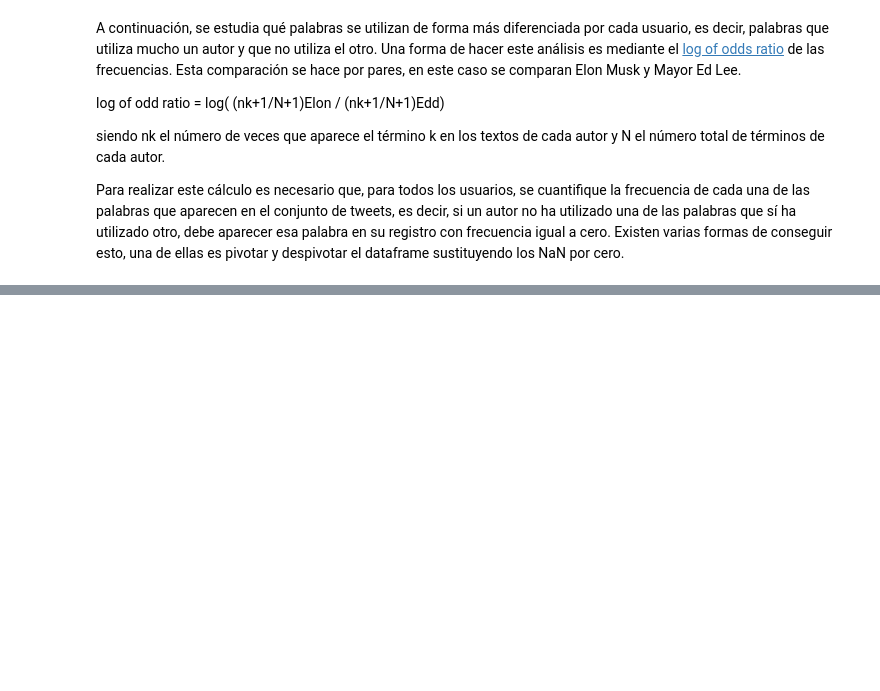
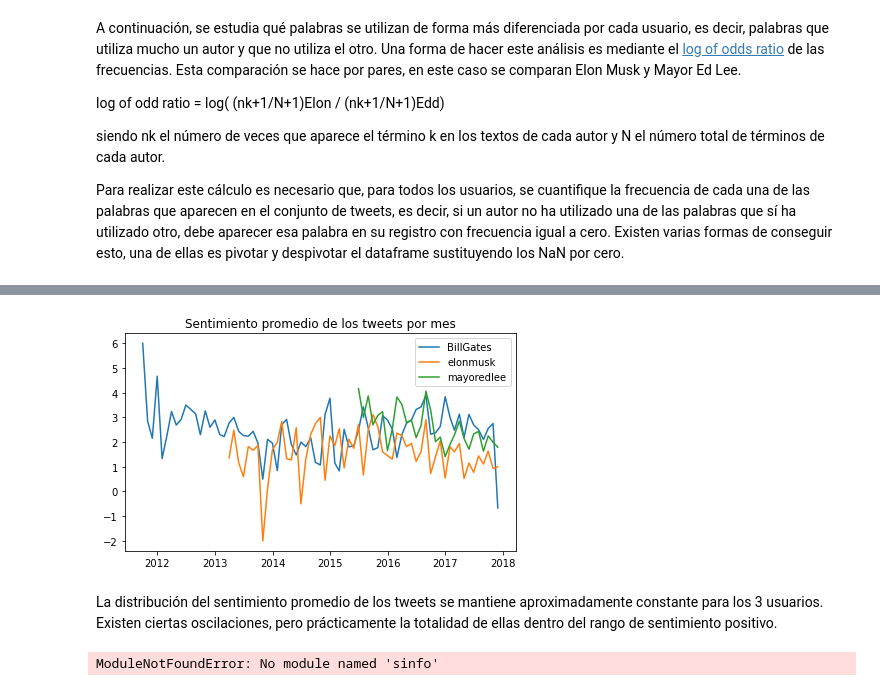
Before and after one commit to JavierEscobarOrtiz/Workingon, a Jupyter notebook: 00 - Cienciadedatos/Machine Learning con Python/py25-Análisis de texto (text mining) con Python.ipynb, the cells around one changed output, grey strips where cells are left out. Drawn from its saved outputs; the diff is of its cells as text; code cells hidden in the pictures; blank space fills up the shorter version.

```diff
--- a/00 - Cienciadedatos/Machine Learning con Python/py25-Análisis de texto (text mining) con Python.ipynb
+++ b/00 - Cienciadedatos/Machine Learning con Python/py25-Análisis de texto (text mining) con Python.ipynb
@@ -372,0 +824,18 @@ Para realizar este cálculo es necesario que, para todos los usuarios, se cuanti
+# %%
+# Sentimiento promedio de cada tweet
+# ==============================================================================
+tweets_sentimientos = pd.merge(
+                            left     = tweets_tidy,
+                            right    = lexicon,
+                            left_on  = "token",
+                            right_on = "termino",
+                            how      = "inner"
+                      )
+
+tweets_sentimientos = tweets_sentimientos.drop(columns = "termino")
+
+# Se suman los sentimientos de las palabras que forman cada tweet.
+tweets_sentimientos = tweets_sentimientos[["autor","fecha", "id", "sentimiento"]] \
+                      .groupby(["autor", "fecha", "id"])\
+                      .sum().reset_index()
+tweets_sentimientos.head()
@@ -372,0 +854,11 @@ Para realizar este cálculo es necesario que, para todos los usuarios, se cuanti
+# %%
+def perfil_sentimientos(df):
+    print(autor)
+    print("=" * 12)
+    print(f"Positivos: {round(100 * np.mean(df.sentimiento > 0), 2)}")
+    print(f"Neutros  : {round(100 * np.mean(df.sentimiento == 0), 2)}")
+    print(f"Negativos: {round(100 * np.mean(df.sentimiento < 0), 2)}")
+    print(" ")
+
+for autor, df in tweets_sentimientos.groupby("autor"):
+    perfil_sentimientos(df)
@@ -372,0 +890,20 @@ Para realizar este cálculo es necesario que, para todos los usuarios, se cuanti
+# %%
+fig, ax = plt.subplots(figsize=(7, 4))
+
+for autor in tweets_sentimientos.autor.unique():
+    df = tweets_sentimientos[tweets_sentimientos.autor == autor].copy()
+    df = df.set_index("fecha")
+    df = df[['sentimiento']].resample('1M').mean()
+    ax.plot(df.index, df.sentimiento, label=autor)
+
+ax.set_title("Sentimiento promedio de los tweets por mes")
+ax.legend();
+# %% [output]
+[figure, added]
+# %% [markdown]
+La distribución del sentimiento promedio de los tweets se mantiene aproximadamente constante para los 3 usuarios. Existen ciertas oscilaciones, pero prácticamente la totalidad de ellas dentro del rango de sentimiento positivo.
+# %%
+from sinfo import sinfo
+sinfo()
+# %% [output]
+ModuleNotFoundError: No module named 'sinfo'
```
Also changed, not shown: parts of 42 cells of this notebook.
